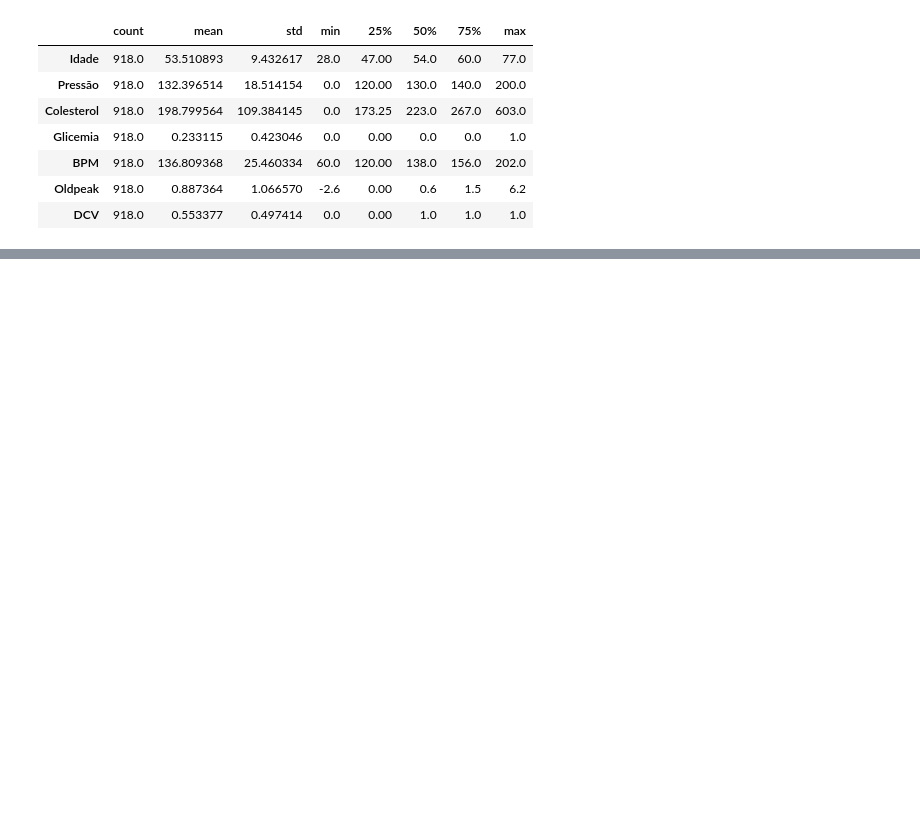
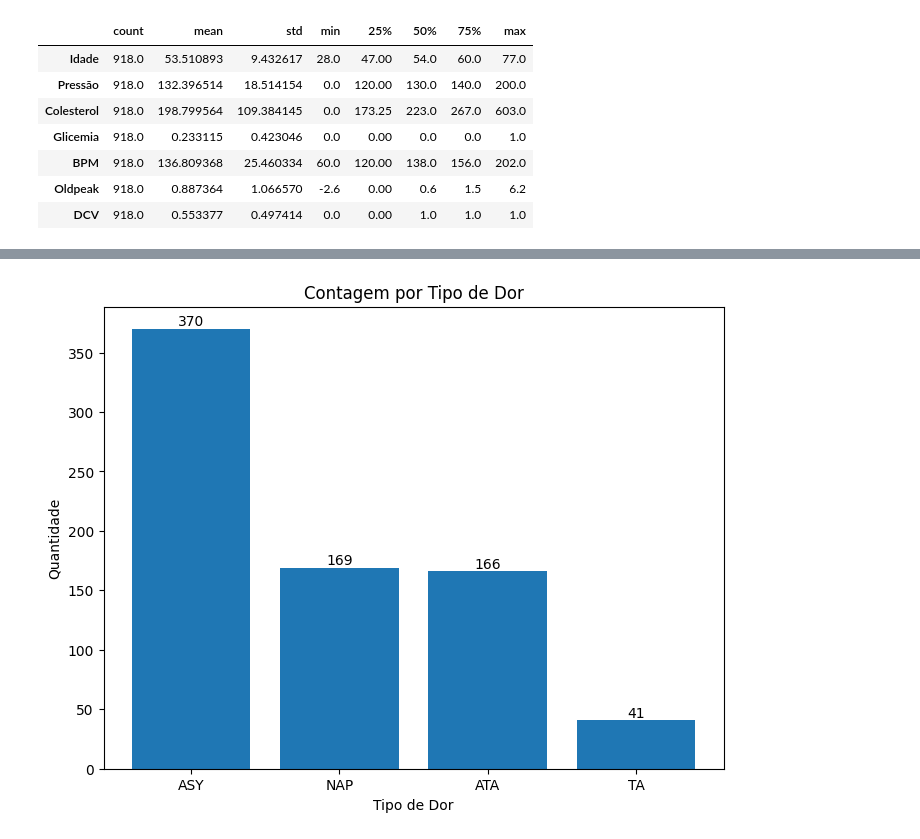
Before and after one commit to Thurcavalcante/analise-projeto-final-, a Jupyter notebook: analise.ipynb, the cells around one changed output, grey strips where cells are left out. Saved outputs shown, nothing was run; the diff lists cells and outputs as text; code cells hidden in the pictures; blank space fills up the shorter version.

```diff
--- a/analise.ipynb
+++ b/analise.ipynb
@@ -228,0 +251,17 @@ constroi_grafico_barras('Incl. ST')
+# %%
+contagem_Tipo_de_dor = df['Tipo de dor'].value_counts()
+
+plt.figure(figsize=(8, 6))
+bars = plt.bar(contagem_Tipo_de_dor.index, contagem_Tipo_de_dor)
+plt.title('Contagem por Tipo de Dor')
+plt.xlabel('Tipo de Dor')
+plt.ylabel('Quantidade')
+
+# Adicionando os valores acima das barras
+for bar in bars:
+    yval = bar.get_height()
+    plt.text(bar.get_x() + bar.get_width() / 2, yval, round(yval, 1), ha='center', va='bottom')
+
+plt.show()
+# %% [output]
+[figure, added]
```
Also changed, not shown: parts of 57 cells of this notebook.
